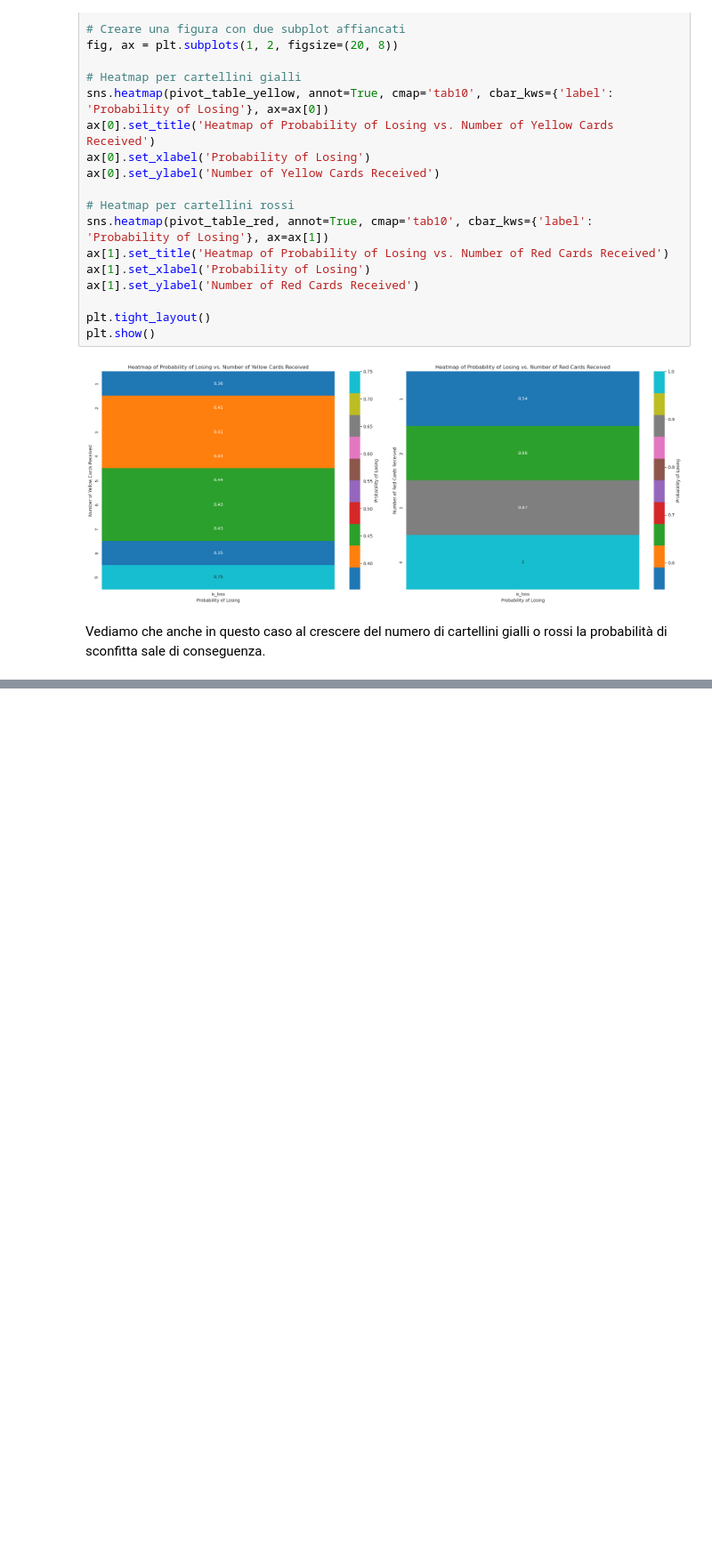
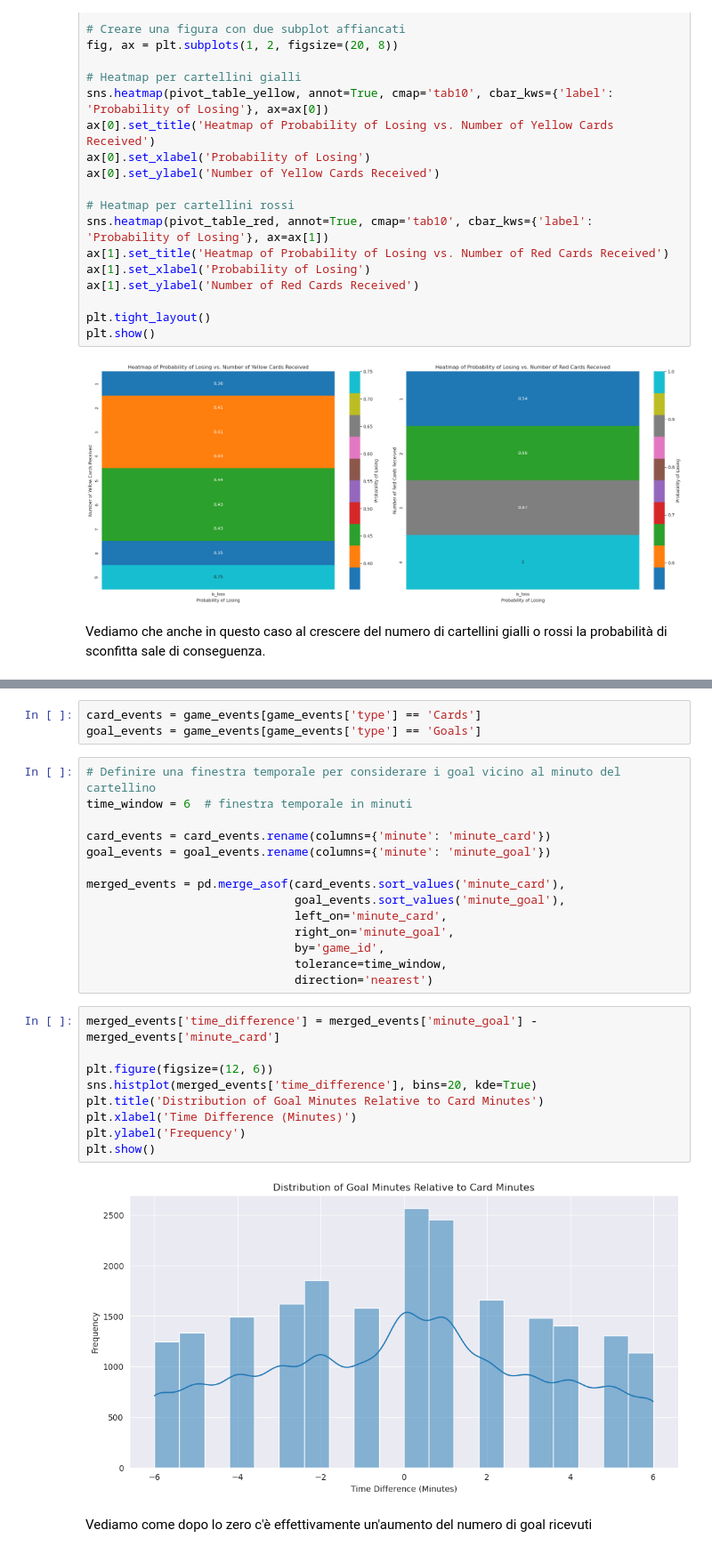
Before and after one commit to IUM-TWEB/Footbrawl, a Jupyter notebook: DataAnalytics/CardImpact.ipynb, the cells around one changed output, grey strips where cells are left out. Shown at 89% size. Saved outputs shown, nothing was run; the diff lists cells and outputs as text; blank space fills up the shorter version.

Commit message:
Analysis of the correlation between the time of goal received and card received

```diff
--- a/DataAnalytics/CardImpact.ipynb
+++ b/DataAnalytics/CardImpact.ipynb
@@ -230,0 +234,30 @@ Vediamo che anche in questo caso al crescere del numero di cartellini gialli o r
+# %%
+card_events = game_events[game_events['type'] == 'Cards']
+goal_events = game_events[game_events['type'] == 'Goals']
+# %%
+# Definire una finestra temporale per considerare i goal vicino al minuto del cartellino
+time_window = 6  # finestra temporale in minuti
+
+card_events = card_events.rename(columns={'minute': 'minute_card'})
+goal_events = goal_events.rename(columns={'minute': 'minute_goal'})
+
+merged_events = pd.merge_asof(card_events.sort_values('minute_card'),
+                              goal_events.sort_values('minute_goal'),
+                              left_on='minute_card',
+                              right_on='minute_goal',
+                              by='game_id',
+                              tolerance=time_window,
+                              direction='nearest')
+# %%
+merged_events['time_difference'] = merged_events['minute_goal'] - merged_events['minute_card']
+
+plt.figure(figsize=(12, 6))
+sns.histplot(merged_events['time_difference'], bins=20, kde=True)
+plt.title('Distribution of Goal Minutes Relative to Card Minutes')
+plt.xlabel('Time Difference (Minutes)')
+plt.ylabel('Frequency')
+plt.show()
+# %% [output]
+[figure, added]
+# %% [markdown]
+Vediamo come dopo lo zero c'è effettivamente un'aumento del numero di goal ricevuti
```
Also changed, not shown: parts of 8 cells of this notebook.
